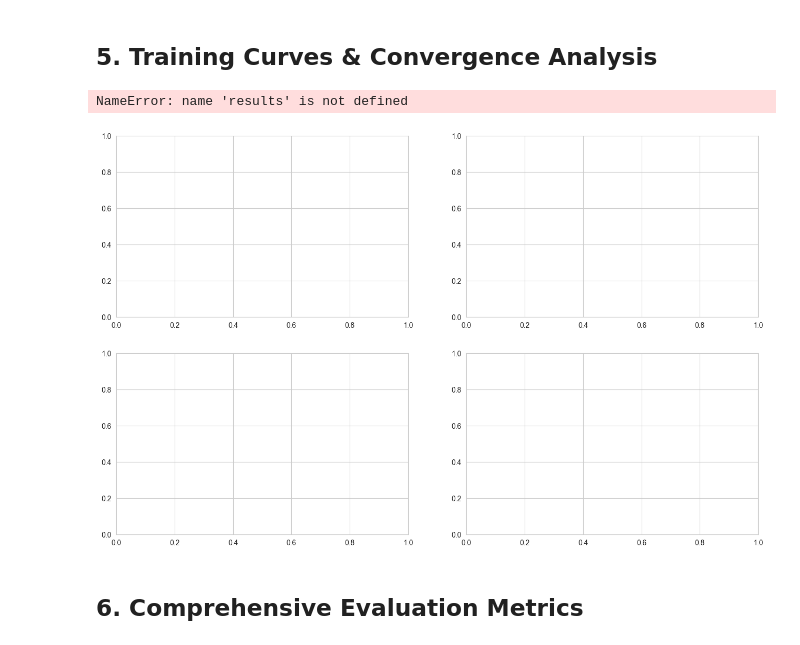
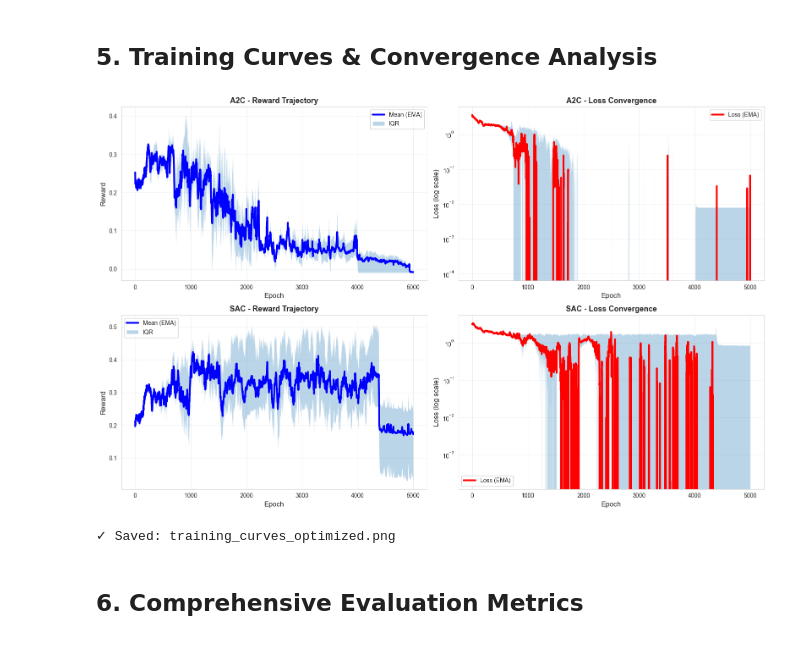
Before and after one commit to sdley/evrp-rl, a Jupyter notebook: examples/agent_benchmark_evrp_a2c_sac.ipynb, the cells around one changed output. Saved outputs shown, nothing was run; the diff lists cells and outputs as text; code cells hidden in the pictures.

```diff
--- a/examples/agent_benchmark_evrp_a2c_sac.ipynb
+++ b/examples/agent_benchmark_evrp_a2c_sac.ipynb
@@ -907,7 +991,7 @@ NameError: name 'results' is not defined
 fig, axes = plt.subplots(2, 2, figsize=(16, 10))
 
 for idx, agent_name in enumerate(['a2c', 'sac']):
-    histories = results[agent_name]
+    histories = results_optimized[agent_name]
 
     # Rewards
     rewards = np.array([h['rewards'] for h in histories])
@@ -921,37 +1005,37 @@ for idx, agent_name in enumerate(['a2c', 'sac']):
     ema = pd.DataFrame(rewards.T).ewm(span=10).mean()
     ax.plot(ema.mean(axis=1), 'b-', lw=3, label='Mean (EMA)')
     ax.fill_between(epochs,
                      ema.quantile(0.25, axis=1),
                      ema.quantile(0.75, axis=1),
                      alpha=0.3, label='IQR')
     ax.set_xlabel('Epoch', fontsize=12)
     ax.set_ylabel('Reward', fontsize=12)
     ax.set_title(f'{agent_name.upper()} - Reward Trajectory', fontsize=13, fontweight='bold')
     ax.legend(fontsize=10)
     ax.grid(True, alpha=0.3)
 
     # Losses
     losses = np.array([h['losses'] for h in histories])
     ax = axes[idx, 1]
     ema_loss = pd.DataFrame(losses.T).ewm(span=10).mean()
     ax.semilogy(ema_loss.mean(axis=1), 'r-', lw=3, label='Loss (EMA)')
     ax.fill_between(epochs,
                      ema_loss.quantile(0.25, axis=1),
                      ema_loss.quantile(0.75, axis=1),
                      alpha=0.3)
     ax.set_xlabel('Epoch', fontsize=12)
     ax.set_ylabel('Loss (log scale)', fontsize=12)
     ax.set_title(f'{agent_name.upper()} - Loss Convergence', fontsize=13, fontweight='bold')
     ax.legend(fontsize=10)
     ax.grid(True, alpha=0.3)
 
 plt.tight_layout()
-plt.savefig(OUTPUT_DIR / 'training_curves.png', dpi=300, bbox_inches='tight')
+plt.savefig(OUTPUT_DIR / 'training_curves_optimized.png', dpi=300, bbox_inches='tight')
 plt.show()
-print("✓ Saved: training_curves.png")
+print("✓ Saved: training_curves_optimized.png")
 # %% [output]
+[figure, new version]
-NameError: name 'results' is not defined
+✓ Saved: training_curves_optimized.png
-[figure, old version]
 # %% [markdown]
 ## 6. Comprehensive Evaluation Metrics
 # %%
```
Also changed, not shown: parts of 5 cells of this notebook, 1 other file.
